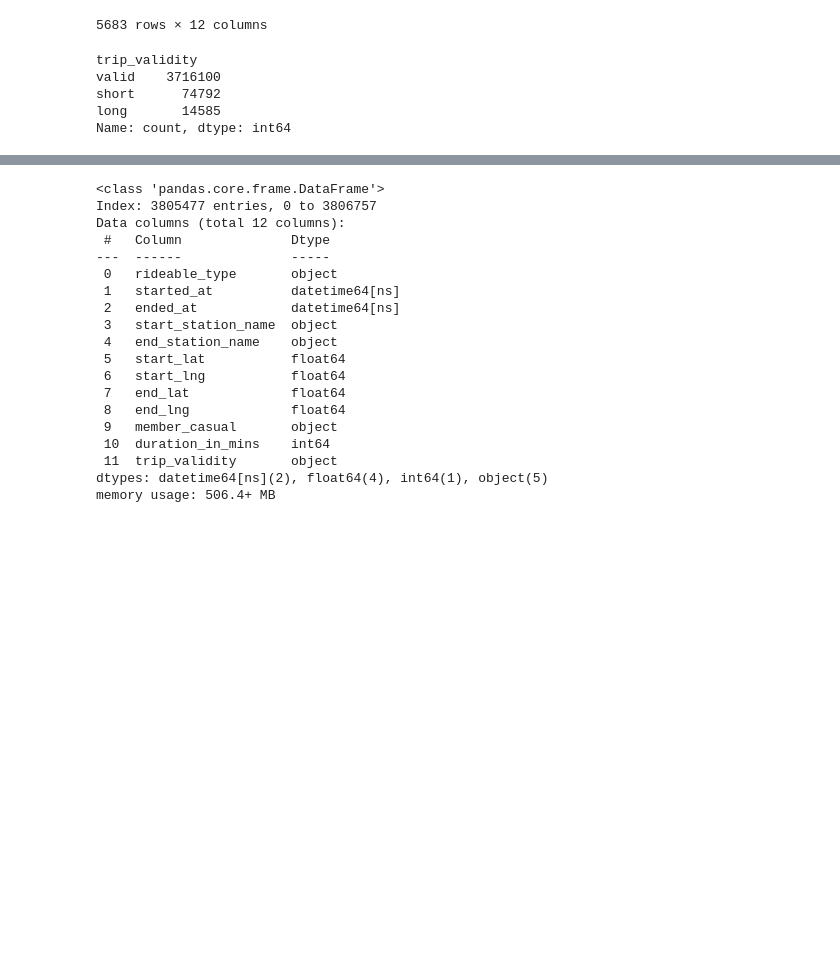
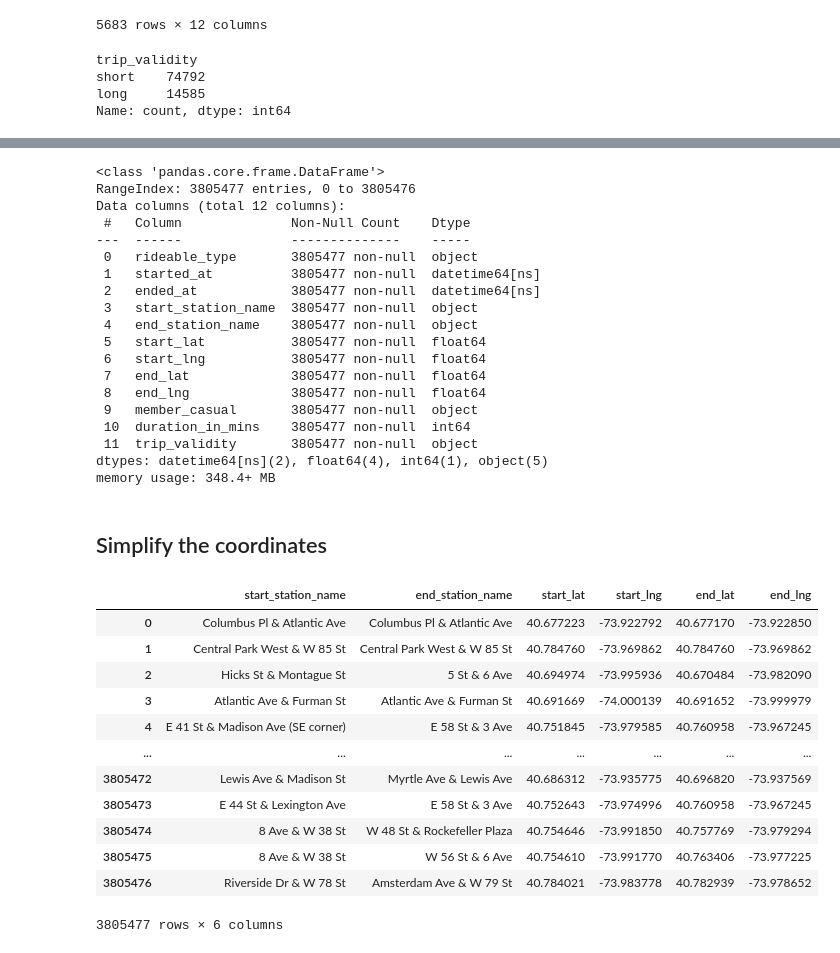
Before and after one commit to alyssahondrade/citibike-tableau, a Jupyter notebook: data_cleaning.ipynb, the cells around one changed output, grey strips where cells are left out. Drawn from its saved outputs; the diff is of its cells as text; code cells hidden in the pictures; blank space fills up the shorter version.

```diff
--- a/data_cleaning.ipynb
+++ b/data_cleaning.ipynb
@@ -394,6 +394,7 @@ Name: count, dtype: int64
 Every bike unlock for "casual" trips cost $4.49, if not a day pass.
 # %%
 # Add a `trip_validity` column
+positive_durations['trip_validity'] = pd.Series(dtype=str)
 positive_durations.loc[same_location.index, 'trip_validity'] = "short"
 # positive_durations.loc[~same_location.index, 'trip_validity'] = "valid"
 
@@ -550,13 +547,15 @@ positive_durations.loc[member_outliers.index, 'trip_validity'] = "long"
 positive_durations.trip_validity.value_counts()
 # %% [output]
 trip_validity
-valid    3716100
-short      74792
-long       14585
+short    74792
+long     14585
 Name: count, dtype: int64
 # %%
 positive_durations.trip_validity.fillna(value="valid", inplace=True)
 
+# Reset DataFrame index
+positive_durations = positive_durations.reset_index(drop=True)
+
 positive_durations.head()
 # %% [output]
 |  | rideable_type | started_at | ended_at | start_station_name | end_station_name | start_lat | start_lng | ... |
@@ -566,24 +565,47 @@ positive_durations.head()
 | 3 | classic_bike | 2023-10-10 20:18:22 | 2023-10-10 20:18:37 | Atlantic Ave & Furman St | Atlantic Ave & Furman St | 40.691669 | -74.000139 | ... |
 | 4 | classic_bike | 2023-10-17 16:26:58 | 2023-10-17 16:34:27 | E 41 St & Madison Ave (SE corner) | E 58 St & 3 Ave | 40.751845 | -73.979585 | ... |
 # %%
-positive_durations.info()
+positive_durations.info(show_counts=True)
 # %% [output]
 <class 'pandas.core.frame.DataFrame'>
-Index: 3805477 entries, 0 to 3806757
+RangeIndex: 3805477 entries, 0 to 3805476
 Data columns (total 12 columns):
- #   Column              Dtype
----  ------              -----
- 0   rideable_type       object
- 1   started_at          datetime64[ns]
- 2   ended_at            datetime64[ns]
- 3   start_station_name  object
- 4   end_station_name    object
- 5   start_lat           float64
- 6   start_lng           float64
- 7   end_lat             float64
- 8   end_lng             float64
- 9   member_casual       object
- 10  duration_in_mins    int64
- 11  trip_validity       object
+ #   Column              Non-Null Count    Dtype
+---  ------              --------------    -----
+ 0   rideable_type       3805477 non-null  object
+ 1   started_at          3805477 non-null  datetime64[ns]
+ 2   ended_at            3805477 non-null  datetime64[ns]
+ 3   start_station_name  3805477 non-null  object
+ 4   end_station_name    3805477 non-null  object
+ 5   start_lat           3805477 non-null  float64
+ 6   start_lng           3805477 non-null  float64
+ 7   end_lat             3805477 non-null  float64
+ 8   end_lng             3805477 non-null  float64
+ 9   member_casual       3805477 non-null  object
+ 10  duration_in_mins    3805477 non-null  int64
+ 11  trip_validity       3805477 non-null  object
 dtypes: datetime64[ns](2), float64(4), int64(1), object(5)
-memory usage: 506.4+ MB
+memory usage: 348.4+ MB
+# %% [markdown]
+## Simplify the coordinates
+# %%
+# Isolate the station names and coordinates
+stations_df = positive_durations[[
+    'start_station_name', 'end_station_name',
+    'start_lat', 'start_lng',
+    'end_lat', 'end_lng']]
+stations_df
+# %% [output]
+|  | start_station_name | end_station_name | start_lat | start_lng | end_lat | end_lng |
+| 0 | Columbus Pl & Atlantic Ave | Columbus Pl & Atlantic Ave | 40.677223 | -73.922792 | 40.677170 | -73.922850 |
+| 1 | Central Park West & W 85 St | Central Park West & W 85 St | 40.784760 | -73.969862 | 40.784760 | -73.969862 |
+| 2 | Hicks St & Montague St | 5 St & 6 Ave | 40.694974 | -73.995936 | 40.670484 | -73.982090 |
+| 3 | Atlantic Ave & Furman St | Atlantic Ave & Furman St | 40.691669 | -74.000139 | 40.691652 | -73.999979 |
+| 4 | E 41 St & Madison Ave (SE corner) | E 58 St & 3 Ave | 40.751845 | -73.979585 | 40.760958 | -73.967245 |
+| ... | ... | ... | ... | ... | ... | ... |
+| 3805472 | Lewis Ave & Madison St | Myrtle Ave & Lewis Ave | 40.686312 | -73.935775 | 40.696820 | -73.937569 |
+| 3805473 | E 44 St & Lexington Ave | E 58 St & 3 Ave | 40.752643 | -73.974996 | 40.760958 | -73.967245 |
+| 3805474 | 8 Ave & W 38 St | W 48 St & Rockefeller Plaza | 40.754646 | -73.991850 | 40.757769 | -73.979294 |
+| 3805475 | 8 Ave & W 38 St | W 56 St & 6 Ave | 40.754610 | -73.991770 | 40.763406 | -73.977225 |
+| 3805476 | Riverside Dr & W 78 St | Amsterdam Ave & W 79 St | 40.784021 | -73.983778 | 40.782939 | -73.978652 |
+3805477 rows × 6 columns
```
Also changed, not shown: parts of 18 cells of this notebook, 1 other file.
